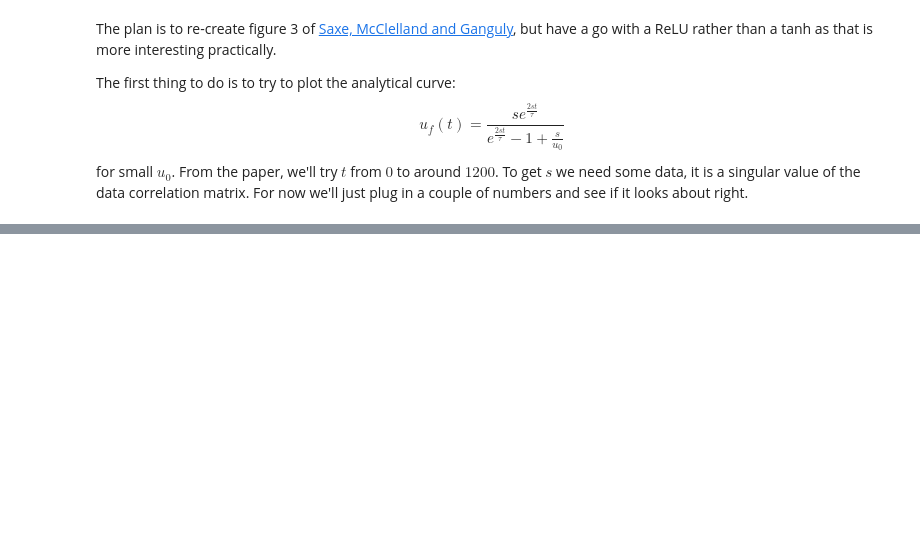
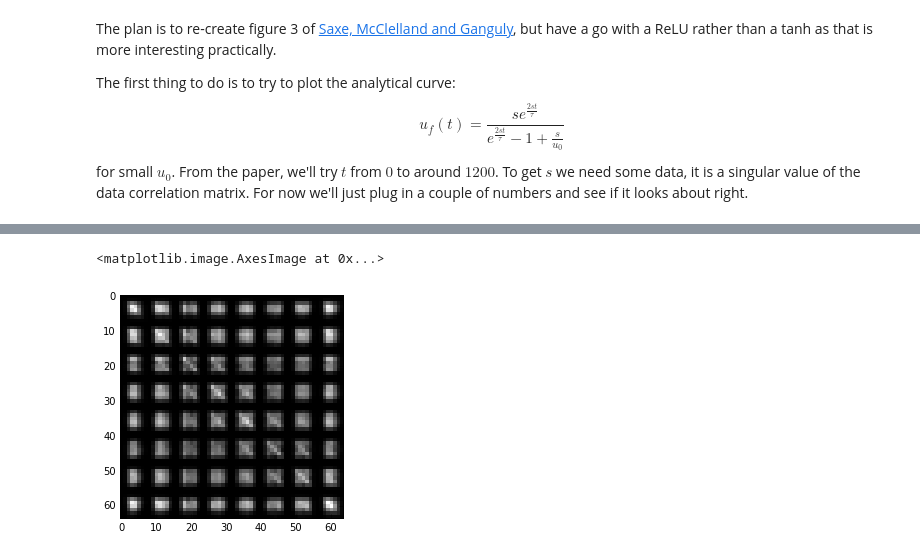
Before and after one commit to PFCM/odds-and-ends, a Jupyter notebook: saxe_figure.ipynb, the cells around one changed output, grey strips where cells are left out. Cells and saved outputs as stored; diff of their text form; code cells hidden in the pictures; blank space fills up the shorter version.

```diff
--- a/saxe_figure.ipynb
+++ b/saxe_figure.ipynb
@@ -2,6 +2,9 @@
 %matplotlib inline
 import numpy as np
 import matplotlib.pyplot as plt
+
+plt.rcParams['image.cmap'] = 'gray'
+plt.rcParams['image.interpolation'] = 'nearest'
 # %% [markdown]
 The plan is to re-create figure 3 of [Saxe, McClelland and Ganguly](https://arxiv.org/pdf/1312.6120v3.pdf), but have
 a go with a ReLU rather than a tanh as that is more interesting practically.
@@ -59,0 +58,5 @@ def flip(data, epsilon):
+# %%
+import sklearn.datasets
+
+data_dict = sklearn.datasets.load_digits()
+print(data_dict['DESCR'])
@@ -59,0 +81,12 @@ def flip(data, epsilon):
+# %%
+# we are going to need the svd of the full input-output covariance
+# but the paper assumes that the input-input covariance matrix is identity
+# so let's try and get close to that
+# firstly, what does it actually look like?
+images = data_dict['data']
+in_in_cov = np.dot(images.T, images)
+
+plt.imshow(in_in_cov)
+# %% [output]
+<matplotlib.image.AxesImage at 0x...>
+[figure, added]
```
Also changed, not shown: parts of 17 cells of this notebook.
